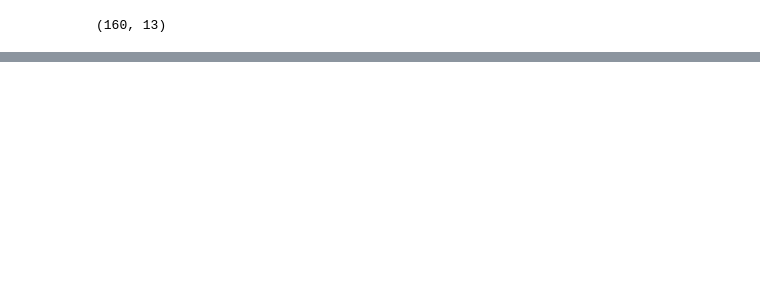
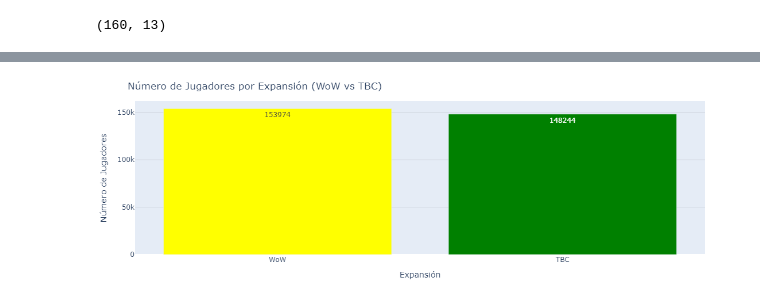
Before and after one commit to Andresilvampuero/machinwow, a Jupyter notebook: wow/notebooks/Exploracion.ipynb, the cells around one changed output, grey strips where cells are left out. Cells and saved outputs as stored; diff of their text form; code cells hidden in the pictures; blank space fills up the shorter version.

```diff
--- a/wow/notebooks/Exploracion.ipynb
+++ b/wow/notebooks/Exploracion.ipynb
@@ -6,3 +10,6 @@ locations = pd.read_csv('../data/01_raw/locations.csv')
+# %%
+# Eliminar espacios en blanco de los nombres de las columnas
+wowah_data.columns = wowah_data.columns.str.strip()
 # %%
 zones.head(8)
 # %% [output]
@@ -131,0 +212,35 @@ filas , columnas
+# %%
+filtered_locations_wow = locations[locations['Game_Version'] == 'WoW']
+filtered_locations_tbc = locations[locations['Game_Version'] == 'TBC']
+
+filtered_wowah_data_wow = wowah_data[wowah_data['zone'].isin(filtered_locations_wow['Location_Name'])]
+filtered_wowah_data_tbc = wowah_data[wowah_data['zone'].isin(filtered_locations_tbc['Location_Name'])]
+
+merged_filtered_data_wow = pd.merge(filtered_wowah_data_wow, filtered_locations_wow, left_on='zone', right_on='Location_Name', how='left')
+merged_filtered_data_tbc = pd.merge(filtered_wowah_data_tbc, filtered_locations_tbc, left_on='zone', right_on='Location_Name', how='left')
+
+expansion_counts = {
+    'WoW': len(merged_filtered_data_wow),
+    'TBC': len(merged_filtered_data_tbc)
+}
+
+fig = go.Figure(data=[go.Bar(
+    x=list(expansion_counts.keys()),
+    y=list(expansion_counts.values()),
+    marker_color=['yellow', 'green'],  # Colores para cada expansión
+    text=[f'{count}' for count in expansion_counts.values()],
+    textposition='auto'
+)])
+
+fig.update_layout(
+    title='Número de Jugadores por Expansión (WoW vs TBC)',
+    xaxis_title='Expansión',
+    yaxis_title='Número de Jugadores',
+    xaxis=dict(tickvals=[0, 1], ticktext=['WoW', 'TBC']),
+    yaxis=dict(showgrid=True, gridcolor='rgba(0,0,0,0.1)', gridwidth=1),
+    margin=dict(l=40, r=40, t=40, b=40)
+)
+
+fig.show()
+# %% [output]
+[figure, added]
```
Also changed, not shown: parts of 6 cells of this notebook, 1 other file.
